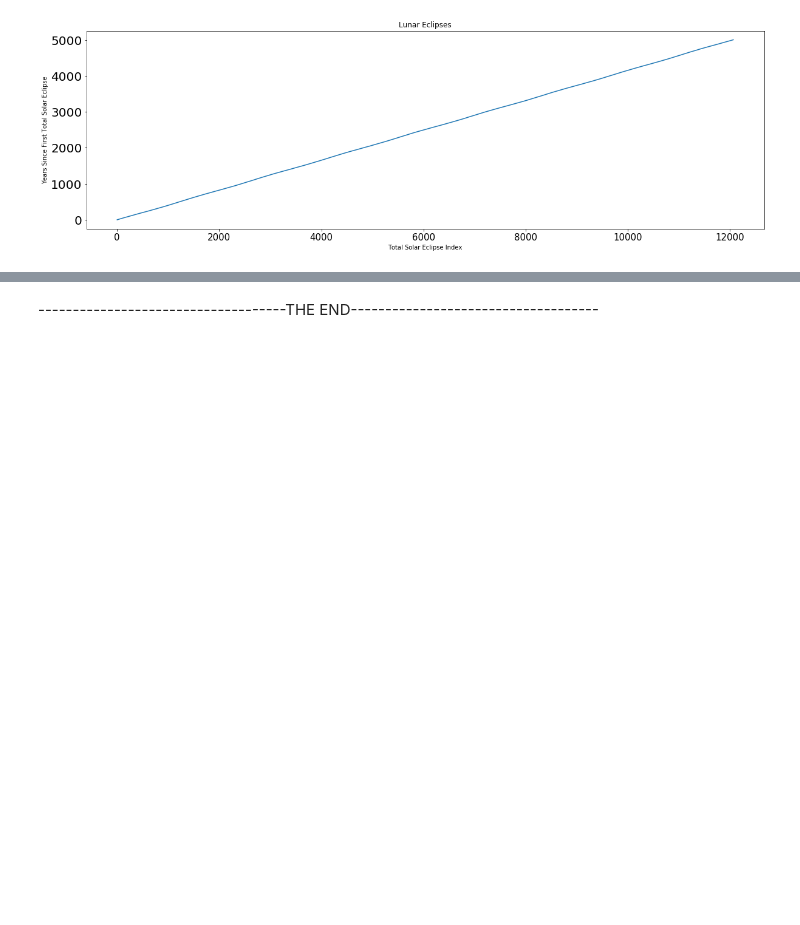
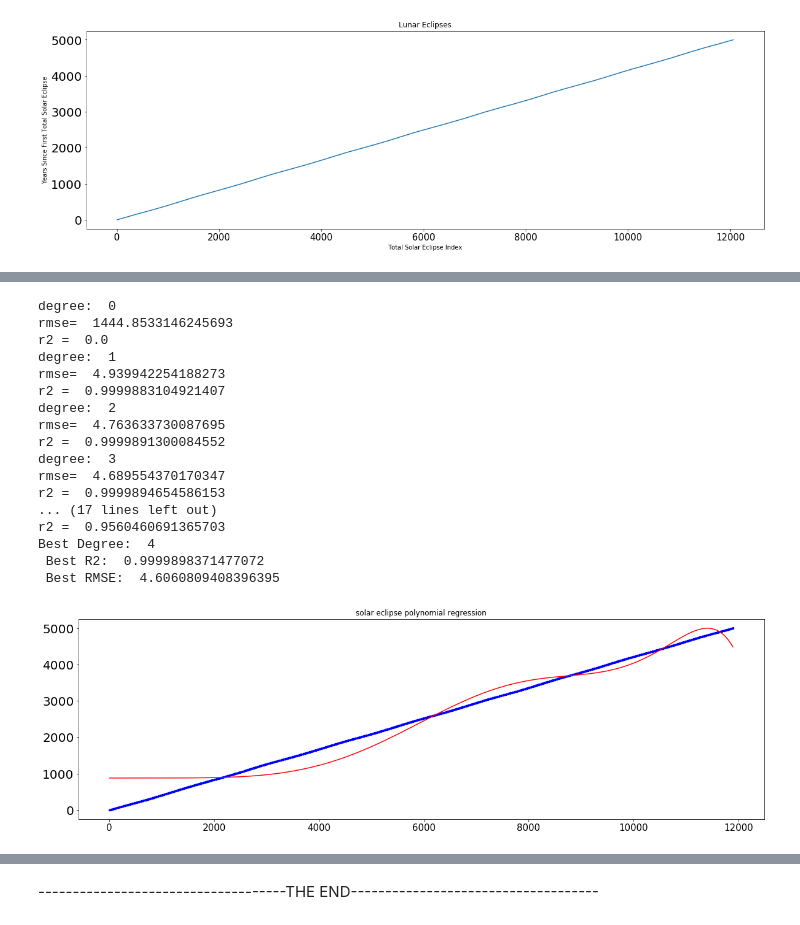
Before and after one commit to rachelraikar/Capstone1-Eclipses, a Jupyter notebook: Solar-and-Lunar-Eclipse-Capstone.ipynb, the cells around one changed output, grey strips where cells are left out. Drawn from its saved outputs; the diff is of its cells as text; code cells hidden in the pictures; blank space fills up the shorter version.

```diff
--- a/Solar-and-Lunar-Eclipse-Capstone.ipynb
+++ b/Solar-and-Lunar-Eclipse-Capstone.ipynb
@@ -814,0 +805,80 @@ MSE:  11.85271335914239
+# %%
+#polynomial regression-solar
+
+import operator
+
+from sklearn.metrics import mean_squared_error, r2_score
+from sklearn.preprocessing import PolynomialFeatures
+
+# transforming the data to include another axis
+x_solar_polyreg, y_solar_polyreg = get_linreg_format(total_solar)
+x_solar_polyreg = x_solar_polyreg[:, np.newaxis]
+y_solar_polyreg = y_solar_polyreg[:, np.newaxis]
+
+best_deg = None
+best_r2 = -1
+best_rmse = -1
+
+for deg in range(10):
+    polynomial_features= PolynomialFeatures(degree=deg)
+    x_poly = polynomial_features.fit_transform(x_solar_polyreg)
+
+    model = LinearRegression()
+    model.fit(x_poly, y_solar_polyreg)
+    y_poly_pred = model.predict(x_poly)
+
+    rmse = np.sqrt(mean_squared_error(y_solar_polyreg,y_poly_pred))
+    r2 = r2_score(y_solar_polyreg,y_poly_pred)
+    print('degree: ', deg)
+    print('rmse= ',rmse)
+    print('r2 = ',r2)
+
+    if r2 > best_r2:
+        best_r2 = r2
+        best_rmse = rmse
+        best_deg = deg
+
+print('Best Degree: ', best_deg, '\n', 'Best R2: ', best_r2, '\n', 'Best RMSE: ', best_rmse)
+polynomial_features= PolynomialFeatures(degree=best_deg)
+_poly = polynomial_features.fit_transform(x_solar_polyreg)
+
+model = LinearRegression()
+model.fit(x_poly, y_solar_polyreg)
+y_poly_pred = model.predict(x_poly)
+
+plt.scatter(x_solar_polyreg, y_solar_polyreg, s=5,color='blue')
+# sort the values of x before line plot
+sort_axis = operator.itemgetter(0)
+sorted_zip = sorted(zip(x_solar_polyreg,y_poly_pred), key=sort_axis)
+x_solar_polyreg, y_poly_pred = zip(*sorted_zip)
+plt.plot(x_solar_polyreg, y_poly_pred, color='red')
+plt.title('solar eclipse polynomial regression')
+plt.show()
+
+
+#compute difference between predicted and actual
+y_diff_solar_poly = y_poly_pred - y_solar_polyreg
+
+
+#plots differnce between predicted and actual
+_ = plt.plot(x_solar_polyreg, y_diff_solar_poly)
+_ = plt.show()
+# %% [output]
+degree:  0
+rmse=  1444.8533146245693
+r2 =  0.0
+degree:  1
+rmse=  4.939942254188273
+r2 =  0.9999883104921407
+degree:  2
+rmse=  4.763633730087695
+r2 =  0.9999891300084552
+degree:  3
+rmse=  4.689554370170347
+r2 =  0.9999894654586153
+... (17 lines left out)
+r2 =  0.9560460691365703
+Best Degree:  4
+ Best R2:  0.9999898371477072
+ Best RMSE:  4.6060809408396395
+[figure, added]
```
Also changed, not shown: parts of 37 cells of this notebook.
